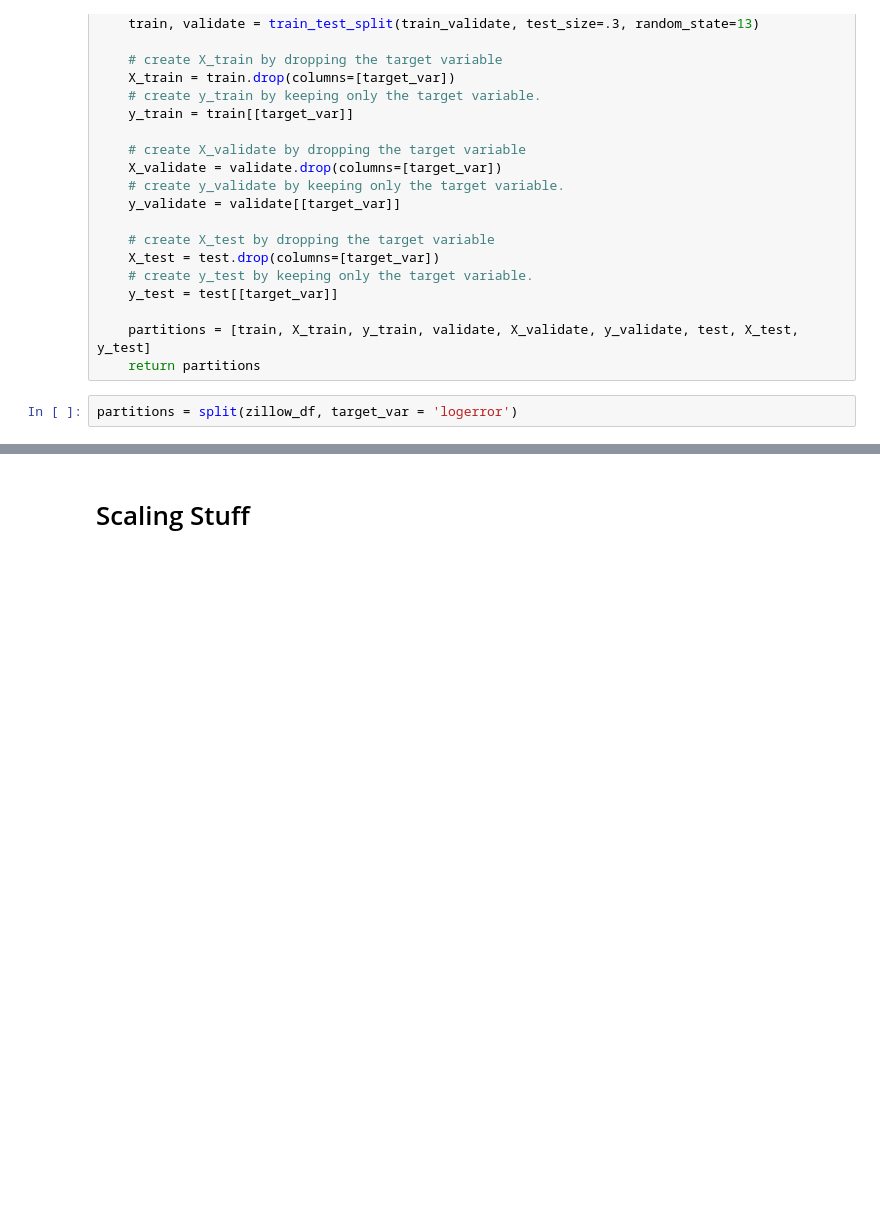
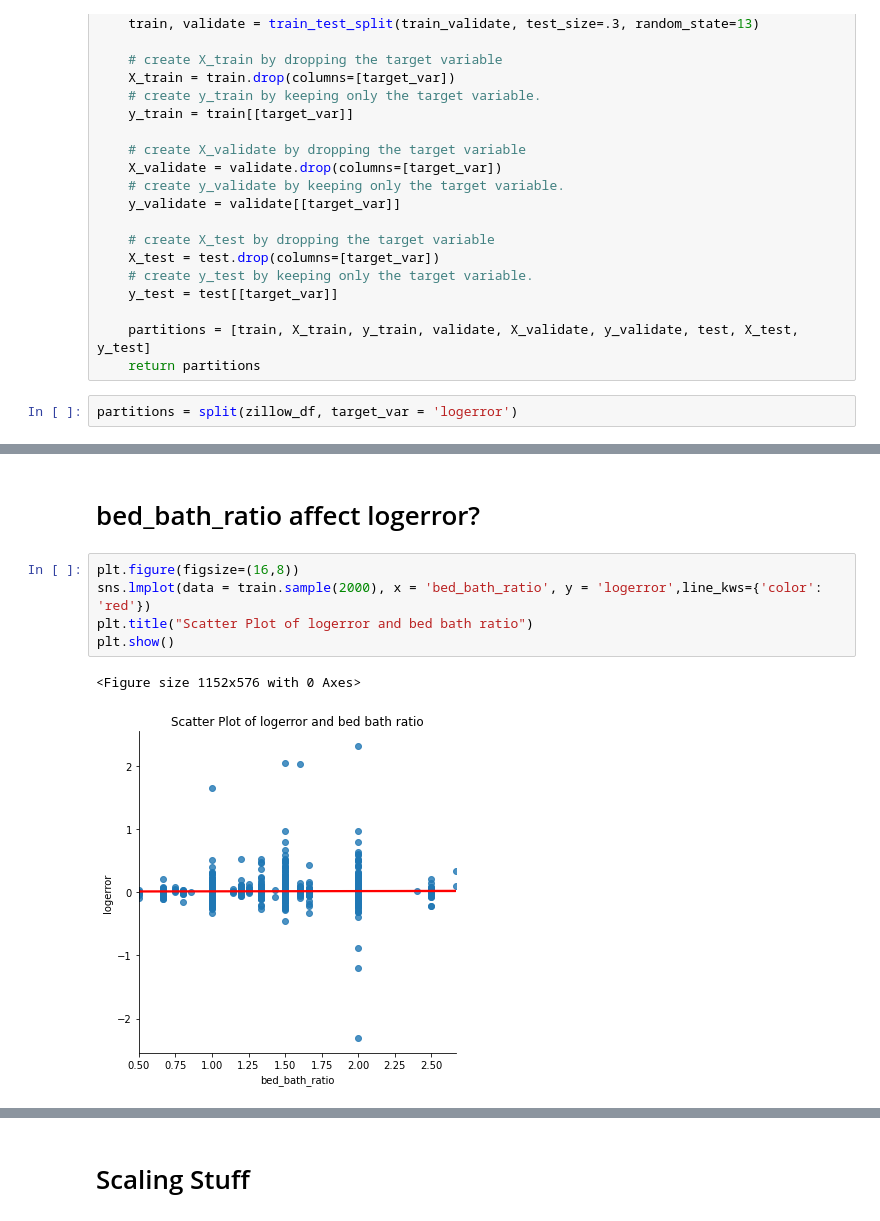
Before and after one commit to TeamOneCluster/ClusterProject, a Jupyter notebook: modeling_PJ.ipynb, the cells around one changed output, grey strips where cells are left out. Cells and saved outputs as stored; diff of their text form; blank space fills up the shorter version.

```diff
--- a/modeling_PJ.ipynb
+++ b/modeling_PJ.ipynb
@@ -199,0 +285,10 @@ partitions = split(zillow_df, target_var = 'logerror')
+# %% [markdown]
+# bed_bath_ratio affect logerror?
+# %%
+plt.figure(figsize=(16,8))
+sns.lmplot(data = train.sample(2000), x = 'bed_bath_ratio', y = 'logerror',line_kws={'color': 'red'})
+plt.title("Scatter Plot of logerror and bed bath ratio")
+plt.show()
+# %% [output]
+<Figure size 1152x576 with 0 Axes>
+[figure, added]
```
Also changed, not shown: parts of 22 cells of this notebook, 2 other files.
